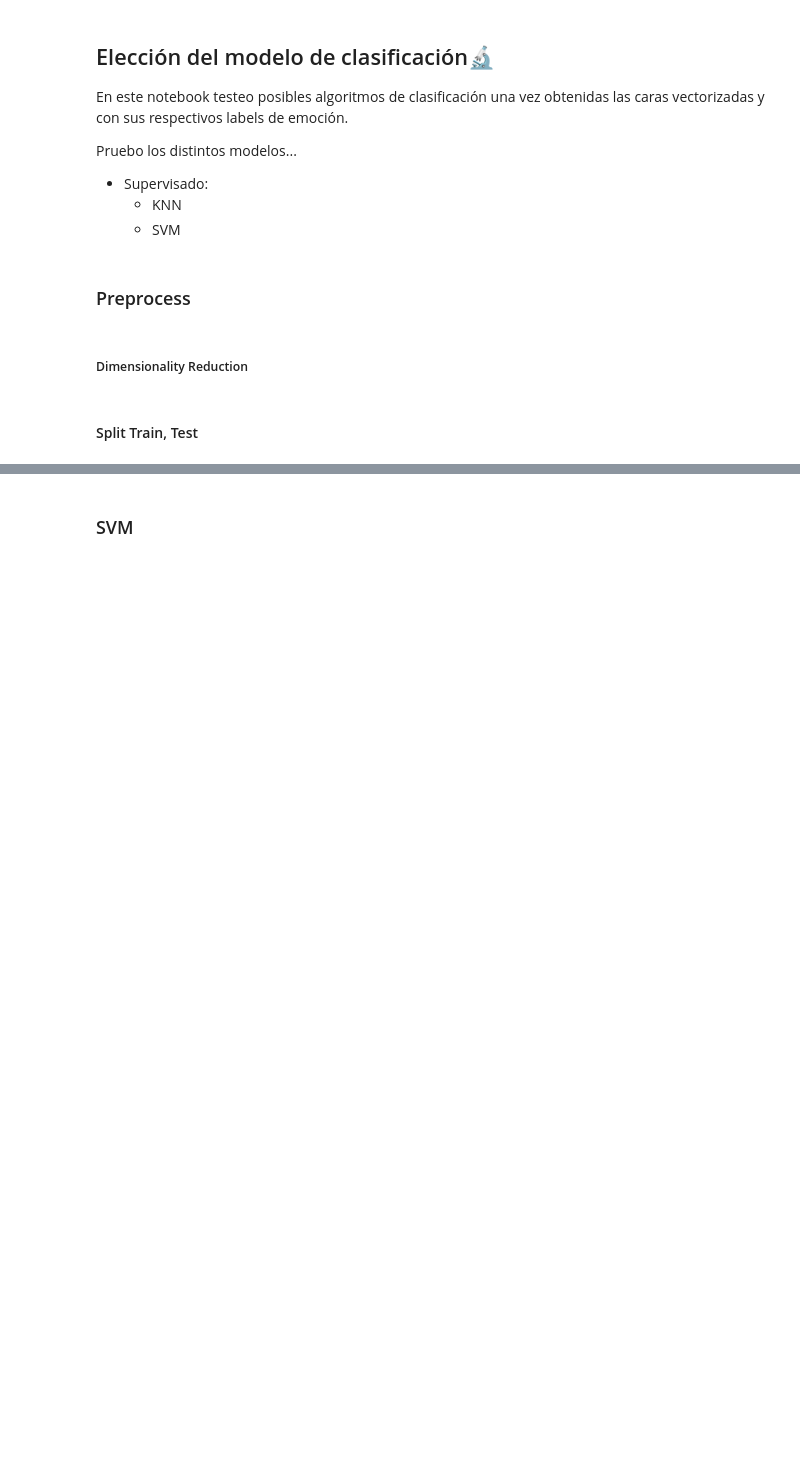
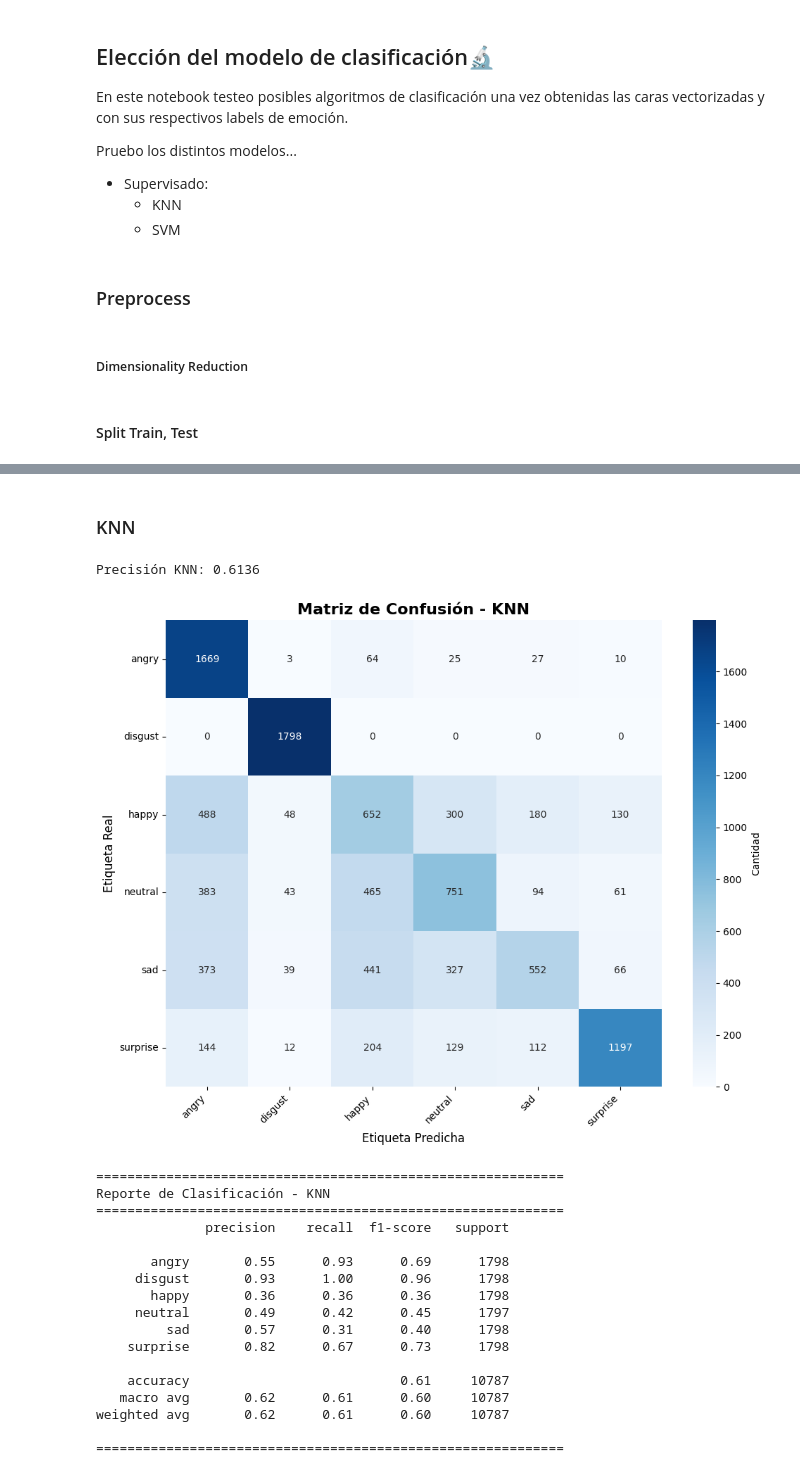
Before and after one commit to SebasAndres/FER-SIMD-Optimized, a Jupyter notebook: src/emotion_recognition/model_selection.ipynb, the cells around one changed output, grey strips where cells are left out. Saved outputs shown, nothing was run; the diff lists cells and outputs as text; code cells hidden in the pictures; blank space fills up the shorter version.

```diff
--- a/src/emotion_recognition/model_selection.ipynb
+++ b/src/emotion_recognition/model_selection.ipynb
@@ -121,7 +158,33 @@ knn.score(X_test, y_test)
 # %% [markdown]
-### SVM
+### KNN
 # %%
-# from sklearn import svm
-# clf = svm.SVC(kernel='linear')
-# clf.fit(X_train, y_train)
-# clf.score(X_test, y_test)
+knn = KNeighborsClassifier(n_neighbors=2)
+knn.fit(X_train, y_train)
+
+# Predicciones y score
+y_pred_knn = knn.predict(X_test)
+knn_accuracy = knn.score(X_test, y_test)
+print(f"Precisión KNN: {knn_accuracy:.4f}")
+
+# Visualizar matriz de confusión
+plot_confusion_matrix(y_test, y_pred_knn, "KNN")
+# %% [output]
+Precisión KNN: 0.6136
+[figure, added]
+============================================================
+Reporte de Clasificación - KNN
+============================================================
+              precision    recall  f1-score   support
+
+       angry       0.55      0.93      0.69      1798
+     disgust       0.93      1.00      0.96      1798
+       happy       0.36      0.36      0.36      1798
+     neutral       0.49      0.42      0.45      1797
+         sad       0.57      0.31      0.40      1798
+    surprise       0.82      0.67      0.73      1798
+
+    accuracy                           0.61     10787
+   macro avg       0.62      0.61      0.60     10787
+weighted avg       0.62      0.61      0.60     10787
+
+============================================================
```
Also changed, not shown: parts of 10 cells of this notebook, 22 other files.
